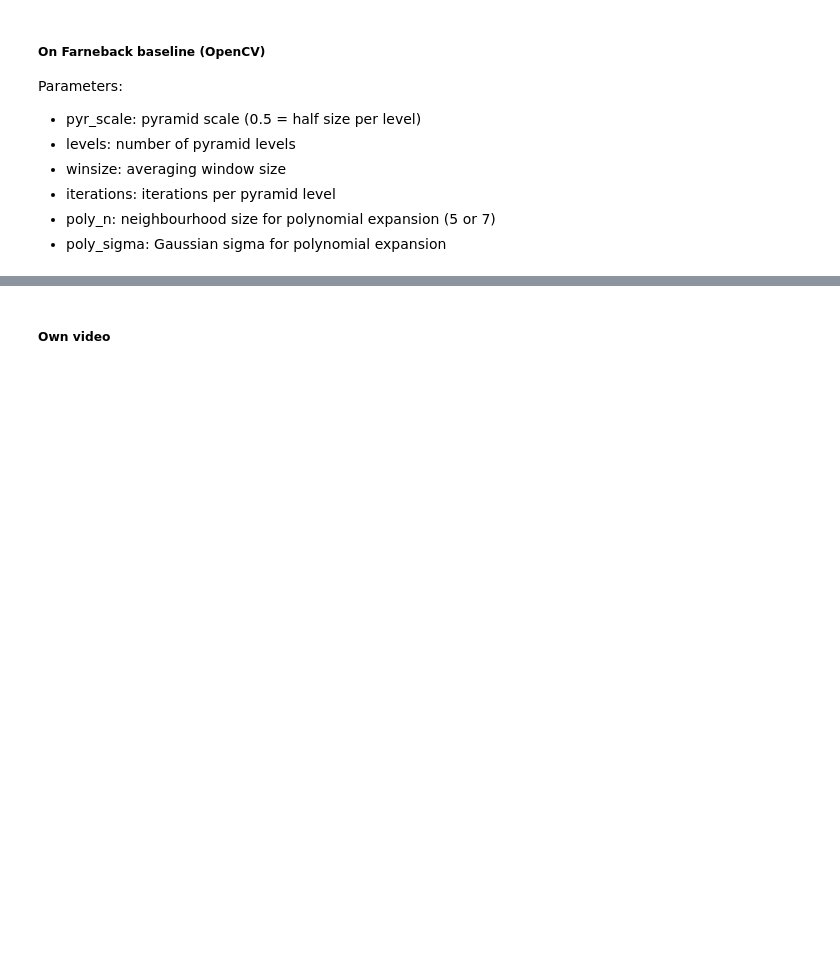
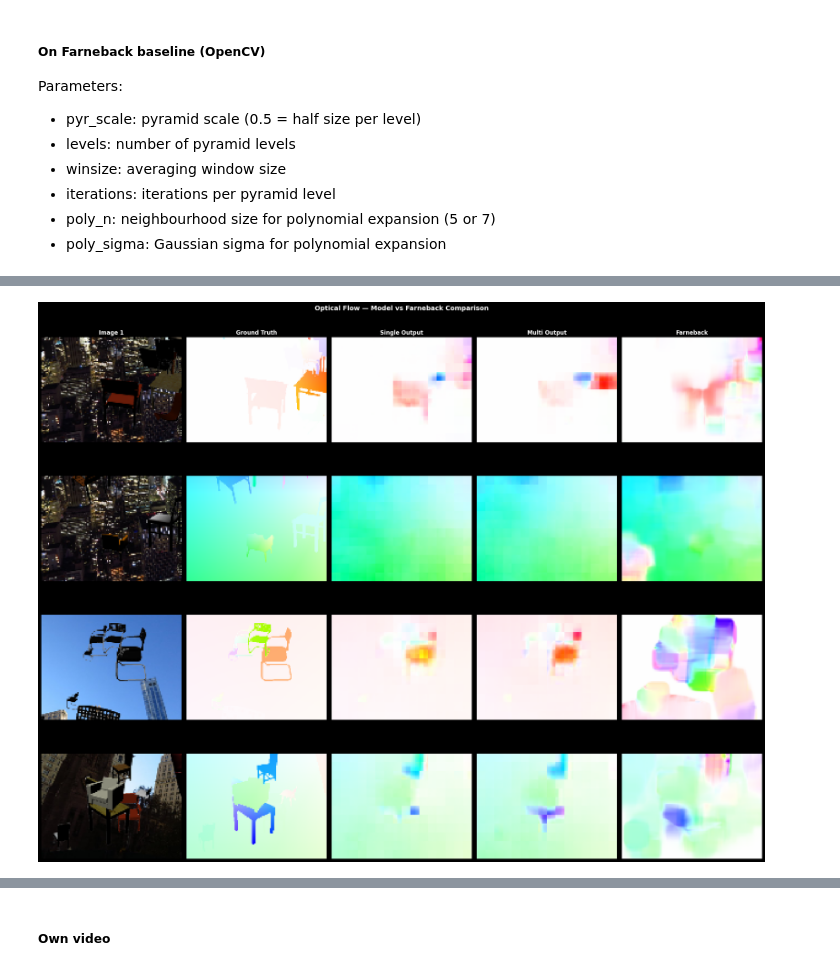
Before and after one commit to korunoskandrea/RV, a Jupyter notebook: vaja_03/optical_flow.ipynb, the cells around one changed output, grey strips where cells are left out. Drawn from its saved outputs; the diff is of its cells as text; code cells hidden in the pictures; blank space fills up the shorter version.

```diff
--- a/vaja_03/optical_flow.ipynb
+++ b/vaja_03/optical_flow.ipynb
@@ -732,20 +707,13 @@ def evaluate_on_sintel(model, sintel_loader, device) -> float:
 
     return total_epe / len(sintel_loader)
 # %%
-# Load trained models
-try:
-    checkpoint_single = torch.load('flownet_single_final.pth', map_location=device, weights_only=False)
-    model_single.load_state_dict(checkpoint_single['model_state_dict'])
-    print('model_single loaded.')
-except FileNotFoundError:
-    print('WARNING: flownet_single_final.pth not found — train model_single first.')
+checkpoint_single = torch.load('flownet_single_final.pth', map_location=device, weights_only=False)
+model_single.load_state_dict(checkpoint_single['model_state_dict'])
+print('model_single loaded.')
 
-try:
-    checkpoint_multi = torch.load('flownet_multi_final.pth', map_location=device, weights_only=False)
-    model_multi.load_state_dict(checkpoint_multi['model_state_dict'])
-    print('model_multi loaded.')
-except FileNotFoundError:
-    print('WARNING: flownet_multi_final.pth not found — train model_multi first.')
+checkpoint_multi = torch.load('flownet_multi_final.pth', map_location=device, weights_only=False)
+model_multi.load_state_dict(checkpoint_multi['model_state_dict'])
+print('model_multi loaded.')
 
 for pass_type in ('clean', 'final'):
     sintel_dataset    = SintelDataset(pass_type=pass_type, resize=(256, 256))
@@ -840,0 +808,69 @@ Best mean EPE: 3.285
+# %%
+def flow_to_rgb(flow):
+    if isinstance(flow, torch.Tensor):
+        arr = flow.detach().cpu().numpy()
+    else:
+        arr = flow  # already numpy (2, H, W)
+    magnitude, angle = convert_flow_to_polar(arr)
+    return map_to_hsv(magnitude, angle)
+
+
+def compare_flow_methods(model_single, model_multi, loader, device, n_samples=3, best_fb_params=None):
+    model_single.eval()
+    model_multi.eval()
+
+    fb_kwargs = best_fb_params or dict(pyr_scale=0.5, levels=3, winsize=15,
+                                       iterations=3, poly_n=5, poly_sigma=1.2)
+
+    # Collect n_samples from the loader
+    samples = []
+    for img1_batch, img2_batch, flow_batch in loader:
+        for b in range(img1_batch.shape[0]):
+            samples.append((img1_batch[b], img2_batch[b], flow_batch[b]))
+            if len(samples) >= n_samples:
+                break
+        if len(samples) >= n_samples:
+            break
+
+    col_titles = ['Image 1', 'Ground Truth', 'Single Output', 'Multi Output', 'Farneback']
+    fig, axes = plt.subplots(n_samples, 5, figsize=(22, 4.5 * n_samples))
+    if n_samples == 1:
+        axes = axes[np.newaxis, :]
+
+    for row, (img1, img2, gt_flow) in enumerate(samples):
+        inp1 = img1.unsqueeze(0).to(device)
+        inp2 = img2.unsqueeze(0).to(device)
+
+        with torch.no_grad():
+            pred_single = model_single(inp1, inp2)[0][0].cpu()   # flow1 full-res
+            pred_multi  = model_multi(inp1, inp2)[0][0].cpu()    # flow1 full-res
+
+        img1_u8 = (img1.numpy().transpose(1, 2, 0) * 255).clip(0, 255).astype(np.uint8)
+        img2_u8 = (img2.numpy().transpose(1, 2, 0) * 255).clip(0, 255).astype(np.uint8)
+        fb_np   = farneback_flow(img1_u8, img2_u8, **fb_kwargs)   # (H, W, 2)
+        fb_flow = torch.from_numpy(fb_np.transpose(2, 0, 1))      # (2, H, W)
+
+        frames = [
+            img1.numpy().transpose(1, 2, 0),   # original image
+            flow_to_rgb(gt_flow),               # ground truth
+            flow_to_rgb(pred_single),           # single-output model
+            flow_to_rgb(pred_multi),            # multi-output model
+            flow_to_rgb(fb_flow),               # farneback
+        ]
+
+        for col, (ax, frame, title) in enumerate(zip(axes[row], frames, col_titles)):
+            ax.imshow(np.clip(frame, 0, 1) if frame.max() <= 1.0 else frame.astype(np.uint8))
+            if row == 0:
+                ax.set_title(title, fontsize=12, fontweight='bold')
+            ax.axis('off')
+
+    plt.suptitle('Optical Flow — Model vs Farneback Comparison', fontsize=14, fontweight='bold')
+    plt.tight_layout()
+    plt.savefig('flow_comparison.png', dpi=120, bbox_inches='tight')
+    plt.show()
+    print('Saved: flow_comparison.png')
+
+
+compare_flow_methods(model_single, model_multi, val_loader, device, n_samples=4)
+# %% [output]
+[figure, added]
```
Also changed, not shown: parts of 23 cells of this notebook, 7 other files.
